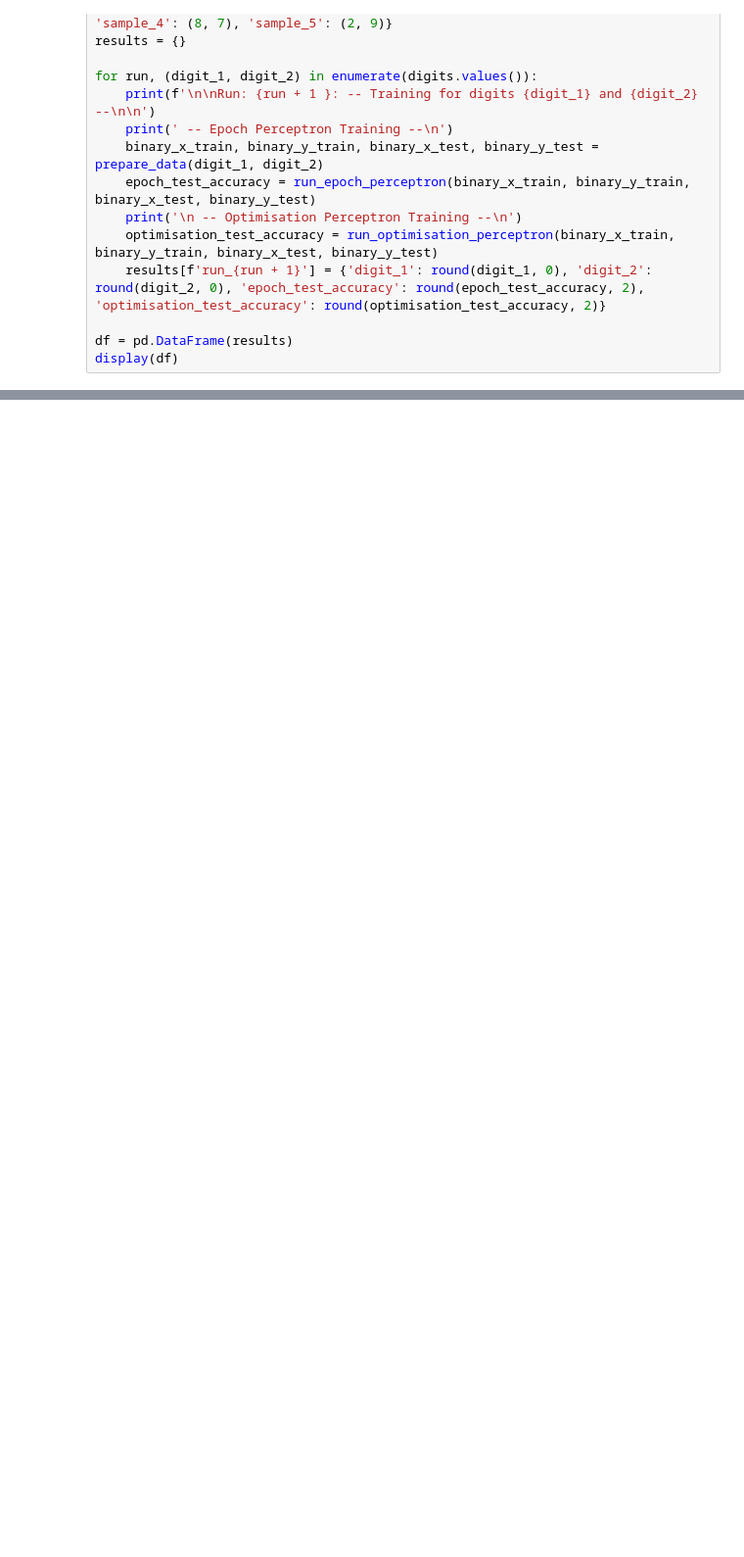
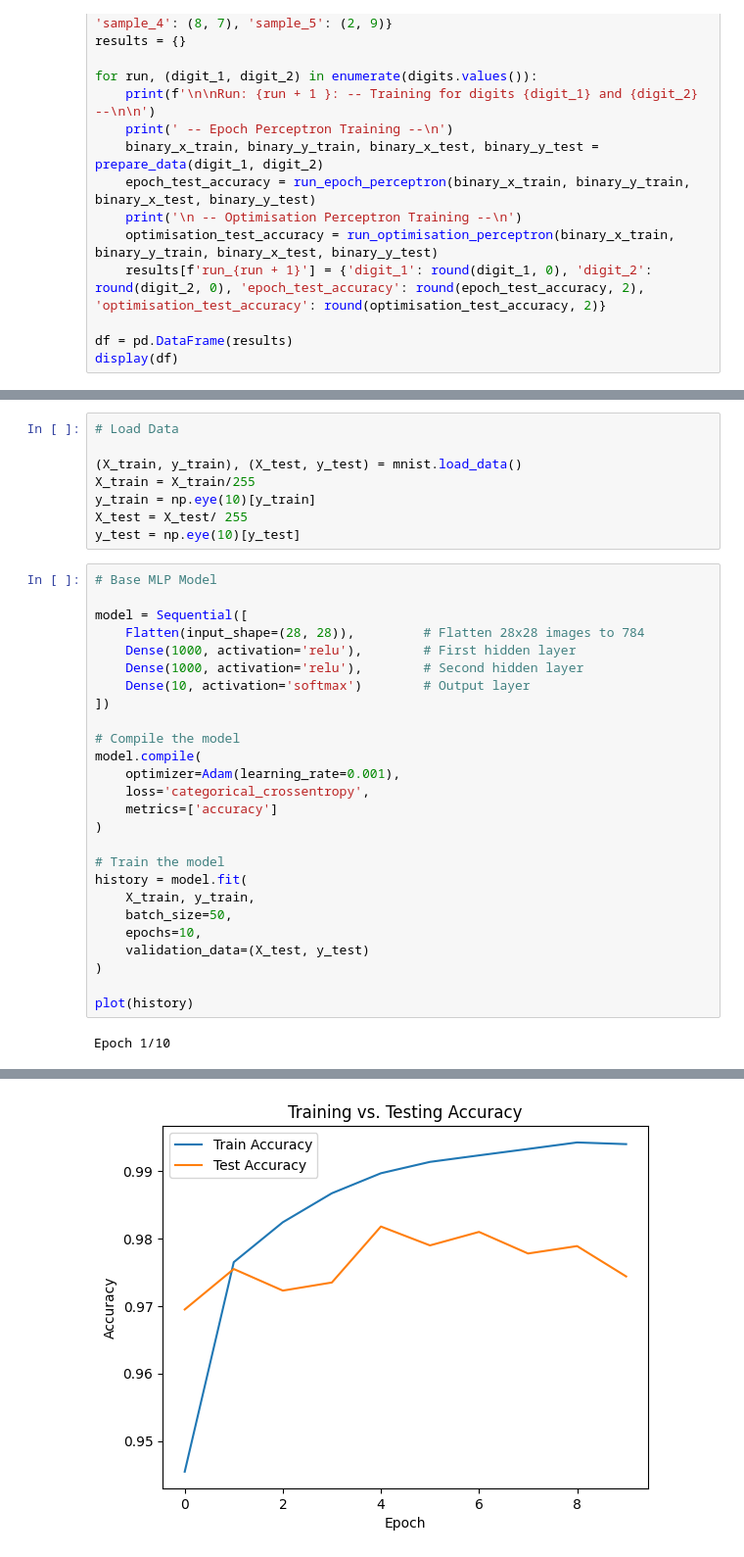
Before and after one commit to Leonjmroe/MSc-AI, a Jupyter notebook: Module 9 - Foundations of Machine Learning/Assignment 2/main.ipynb, the cells around one changed output, grey strips where cells are left out. Shown at 98% size. Cells and saved outputs as stored; diff of their text form; blank space fills up the shorter version.

Commit message:
task 3 and 4 in CNN projects and first implementation of LSTM models

```diff
--- a/Module 9 - Foundations of Machine Learning/Assignment 2/main.ipynb
+++ b/Module 9 - Foundations of Machine Learning/Assignment 2/main.ipynb
@@ -284,0 +335,36 @@ display(df)
+# %%
+# Load Data
+
+(X_train, y_train), (X_test, y_test) = mnist.load_data()
+X_train = X_train/255
+y_train = np.eye(10)[y_train]
+X_test = X_test/ 255
+y_test = np.eye(10)[y_test]
+# %%
+# Base MLP Model
+
+model = Sequential([
+    Flatten(input_shape=(28, 28)),         # Flatten 28x28 images to 784
+    Dense(1000, activation='relu'),        # First hidden layer
+    Dense(1000, activation='relu'),        # Second hidden layer
+    Dense(10, activation='softmax')        # Output layer
+])
+
+# Compile the model
+model.compile(
+    optimizer=Adam(learning_rate=0.001),
+    loss='categorical_crossentropy',
+    metrics=['accuracy']
+)
+
+# Train the model
+history = model.fit(
+    X_train, y_train,
+    batch_size=50,
+    epochs=10,
+    validation_data=(X_test, y_test)
+)
+
+plot(history)
+# %% [output]
+Epoch 1/10
@@ -284,0 +388 @@ display(df)
+[figure, added]
```
Also changed, not shown: parts of 16 cells of this notebook, 22 other files.
